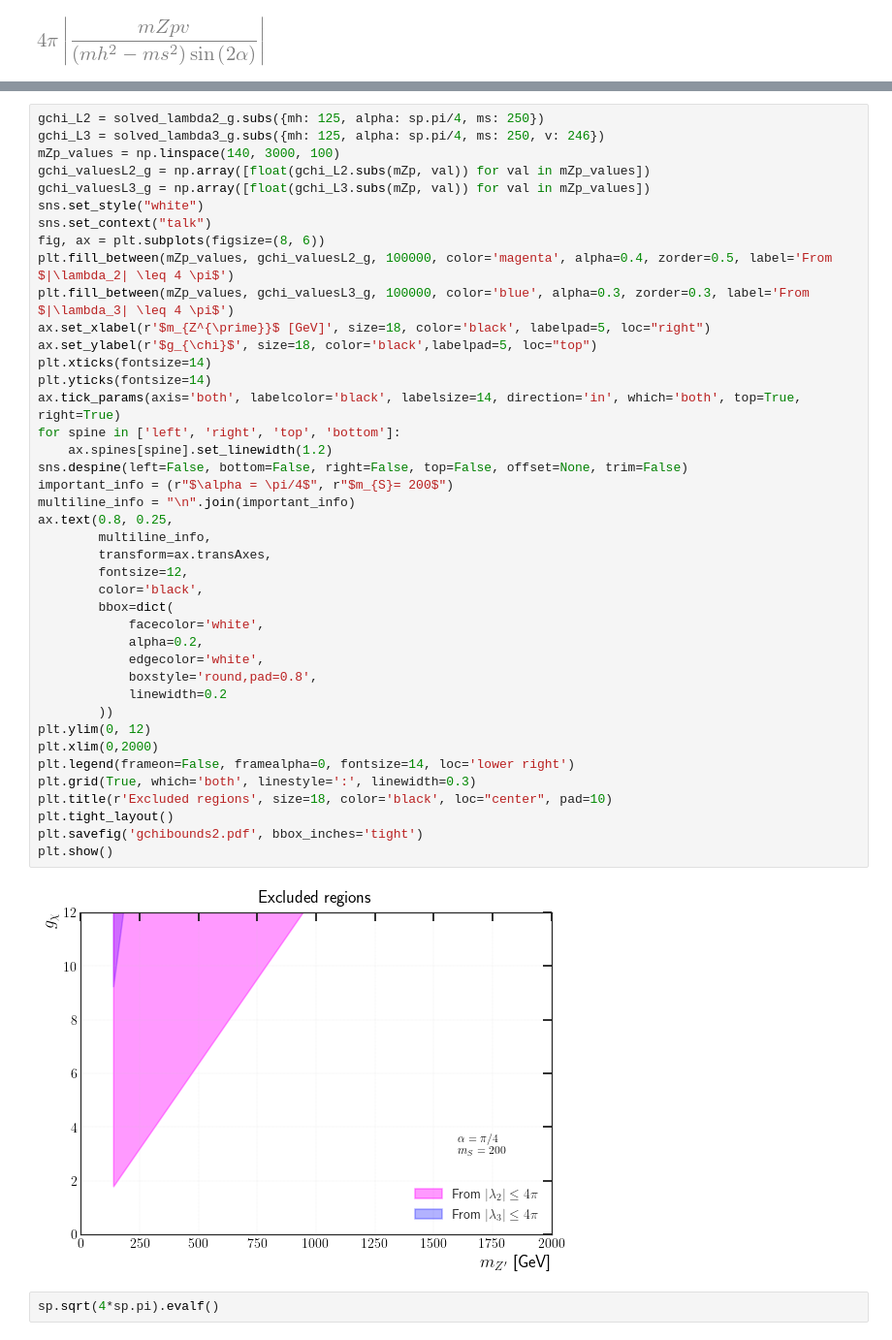
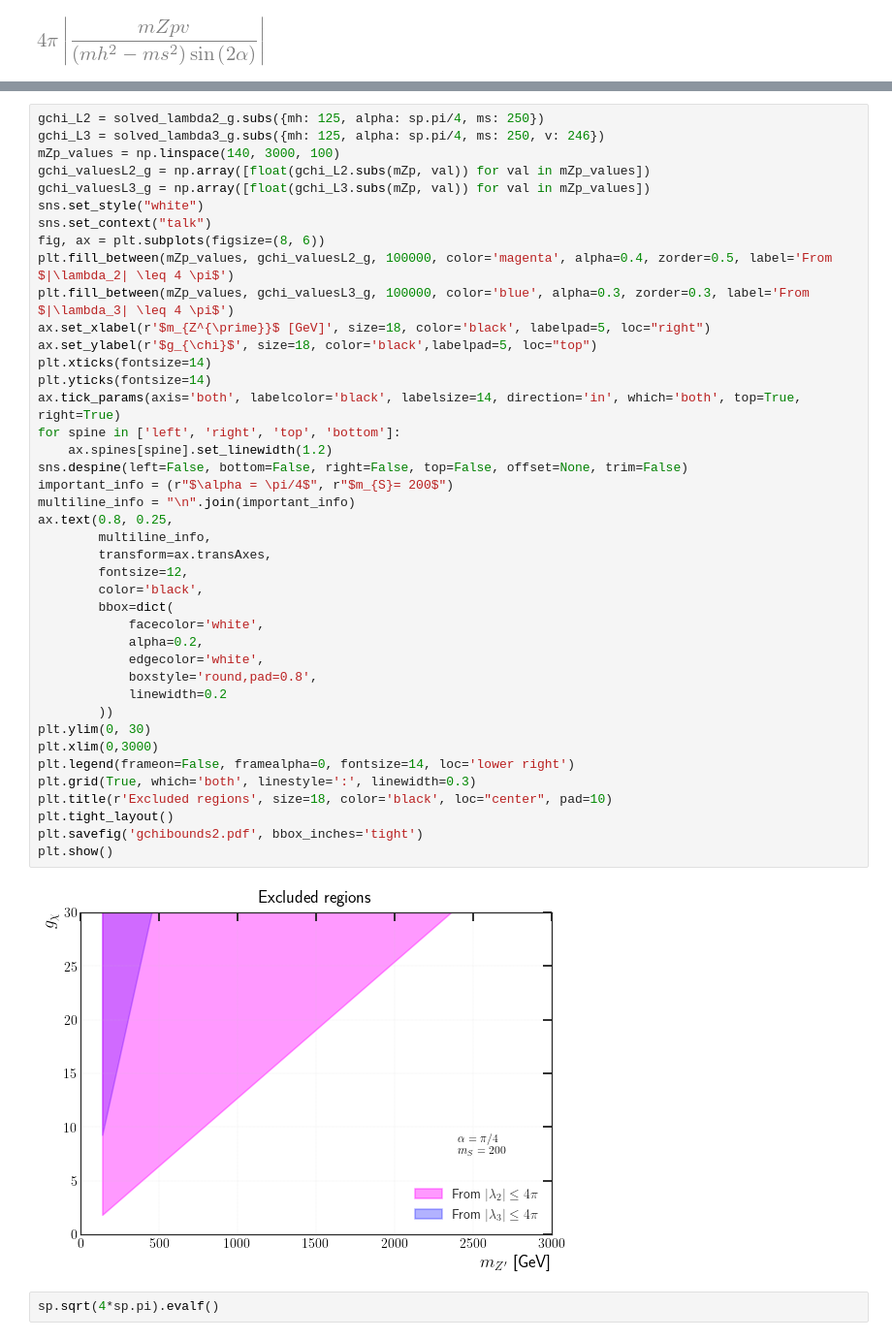
Before and after one commit to SModelS/smodelsv3-paper, a Jupyter notebook: notebooks/Bounds2MDM.ipynb, the cells around one changed output, grey strips where cells are left out. Shown at 97% size. Saved outputs shown, nothing was run; the diff lists cells and outputs as text.

```diff
--- a/notebooks/Bounds2MDM.ipynb
+++ b/notebooks/Bounds2MDM.ipynb
@@ -334,36 +334,36 @@ plt.fill_between(mZp_values, gchi_valuesL2_g, 100000, color='magenta', alpha=0.4
 plt.fill_between(mZp_values, gchi_valuesL3_g, 100000, color='blue', alpha=0.3, zorder=0.3, label='From $|\lambda_3| \leq 4 \pi$')
 ax.set_xlabel(r'$m_{Z^{\prime}}$ [GeV]', size=18, color='black', labelpad=5, loc="right")
 ax.set_ylabel(r'$g_{\chi}$', size=18, color='black',labelpad=5, loc="top")
 plt.xticks(fontsize=14)
 plt.yticks(fontsize=14)
 ax.tick_params(axis='both', labelcolor='black', labelsize=14, direction='in', which='both', top=True, right=True)
 for spine in ['left', 'right', 'top', 'bottom']:
     ax.spines[spine].set_linewidth(1.2)
 sns.despine(left=False, bottom=False, right=False, top=False, offset=None, trim=False)
 important_info = (r"$\alpha = \pi/4$", r"$m_{S}= 200$")
 multiline_info = "\n".join(important_info)
 ax.text(0.8, 0.25,
         multiline_info,
         transform=ax.transAxes,
         fontsize=12,
         color='black',
         bbox=dict(
             facecolor='white',
             alpha=0.2,
             edgecolor='white',
             boxstyle='round,pad=0.8',
             linewidth=0.2
         ))
-plt.ylim(0, 12)
-plt.xlim(0,2000)
+plt.ylim(0, 30)
+plt.xlim(0,3000)
 plt.legend(frameon=False, framealpha=0, fontsize=14, loc='lower right')
 plt.grid(True, which='both', linestyle=':', linewidth=0.3)
 plt.title(r'Excluded regions', size=18, color='black', loc="center", pad=10)
 plt.tight_layout()
 plt.savefig('gchibounds2.pdf', bbox_inches='tight')
 plt.show()
 # %% [output]
-[figure, old version]
+[figure, new version]
 # %%
 sp.sqrt(4*sp.pi).evalf()
 # %% [output]
```
Also changed, not shown: parts of 1 cell of this notebook, 23 other files.
